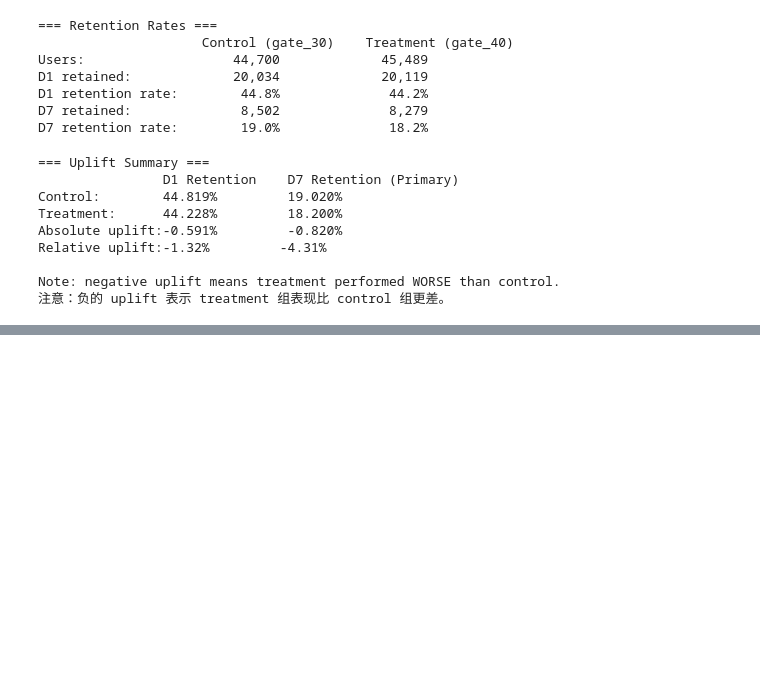
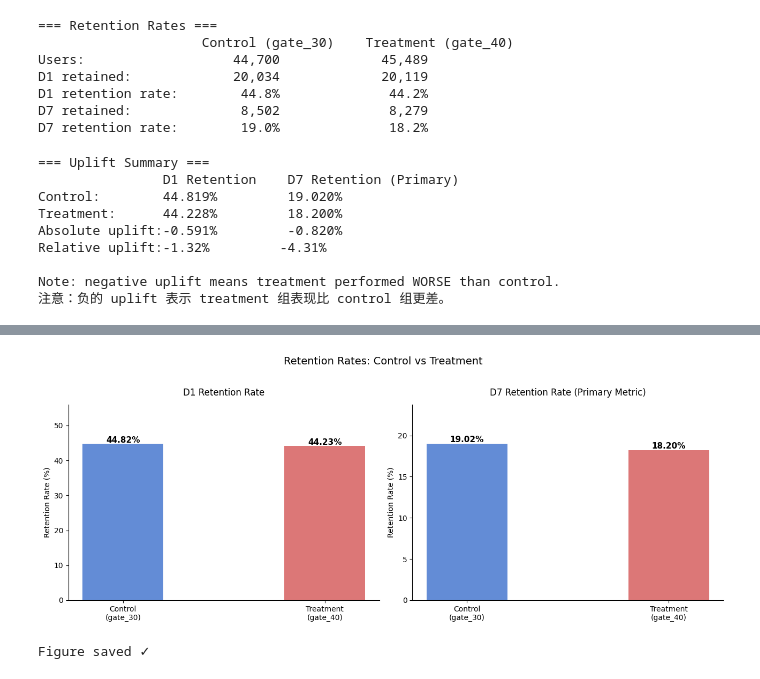
Before and after one commit to shuhan312/app-recommendation-ab-test-analytics, a Jupyter notebook: notebooks/03_ab_test_retention_analysis.ipynb, the cells around one changed output, grey strips where cells are left out. Drawn from its saved outputs; the diff is of its cells as text; code cells hidden in the pictures; blank space fills up the shorter version.

```diff
--- a/notebooks/03_ab_test_retention_analysis.ipynb
+++ b/notebooks/03_ab_test_retention_analysis.ipynb
@@ -116,0 +235,36 @@ Note: negative uplift means treatment performed WORSE than control.
+# %%
+# Chart 1: Retention rate comparison bar chart
+# 图1：D1 和 D7 留存率对比柱状图
+
+fig, axes = plt.subplots(1, 2, figsize=(13, 5))
+colors = ['#4878CF', '#D65F5F']  # blue = control, red = treatment
+
+for ax, ctrl_rate, trt_rate, title in zip(
+    axes,
+    [rate_d1_ctrl, rate_d7_ctrl],
+    [rate_d1_trt,  rate_d7_trt],
+    ['D1 Retention Rate', 'D7 Retention Rate (Primary Metric)']
+):
+    bars = ax.bar(
+        ['Control\n(gate_30)', 'Treatment\n(gate_40)'],
+        [ctrl_rate * 100, trt_rate * 100],
+        color=colors, width=0.4, alpha=0.85
+    )
+    # Add value labels on each bar / 在柱子上标注数值
+    for bar, val in zip(bars, [ctrl_rate, trt_rate]):
+        ax.text(bar.get_x() + bar.get_width()/2,
+                bar.get_height() + 0.2,
+                f'{val:.2%}', ha='center', fontsize=11, fontweight='bold')
+    ax.set_title(title, fontsize=12, pad=12)
+    ax.set_ylabel('Retention Rate (%)')
+    ax.set_ylim(0, max(ctrl_rate, trt_rate) * 100 * 1.25)
+    ax.spines[['top', 'right']].set_visible(False)
+
+plt.suptitle('Retention Rates: Control vs Treatment', fontsize=14, y=1.02)
+plt.tight_layout()
+plt.savefig('../outputs/figures/03_retention_rates.png', dpi=150, bbox_inches='tight')
+plt.show()
+print('Figure saved ✓')
+# %% [output]
+[figure, added]
+Figure saved ✓
```
Also changed, not shown: parts of 11 cells of this notebook, 2 other files.
